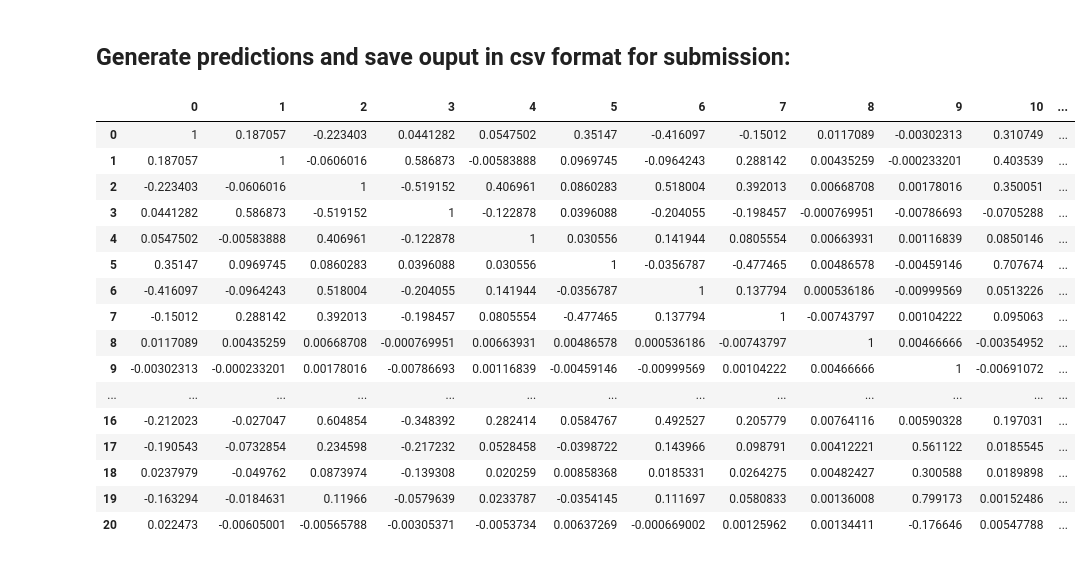
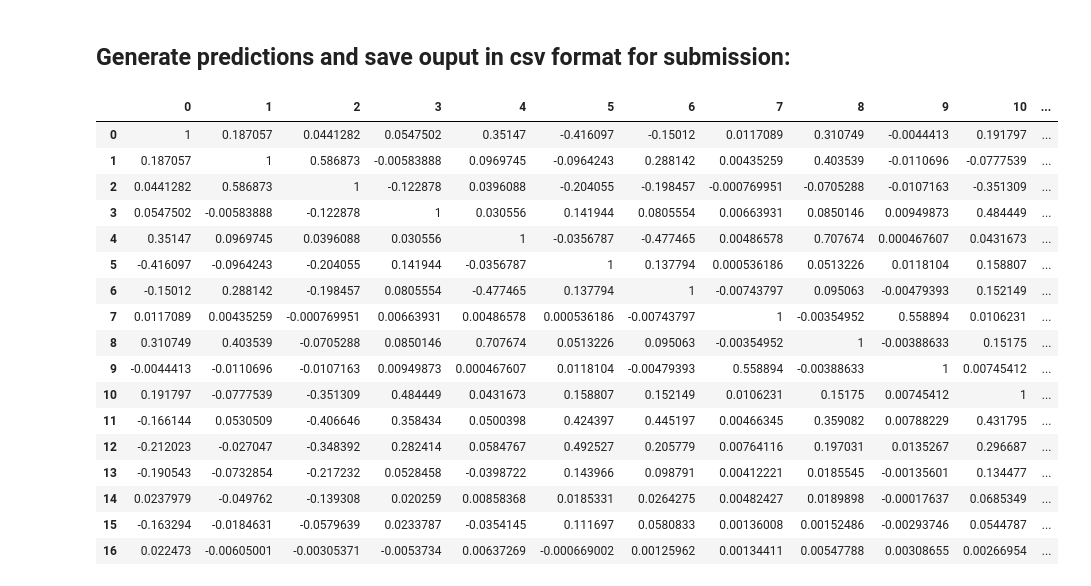
Before and after one commit to Barissevilmis/EPFL_Boson_Challenge-Memory-Leak, a Jupyter notebook: project1/project1.ipynb, the cells around one changed output. Cells and saved outputs as stored; diff of their text form; code cells hidden in the pictures.

```diff
--- a/project1/project1.ipynb
+++ b/project1/project1.ipynb
@@ -87,9 +90,9 @@ def batch_iter(y, tx, batch_size, num_batches=1, shuffle=True):
 
 def standardize(x):
     """Standardize the original data set."""
-    mean_x = np.mean(x, axis=0)
+    mean_x = np.mean(x[x > -999], axis=0)
     x = x - mean_x
-    std_x = np.std(x, axis=0)
+    std_x = np.std(x[x > -999], axis=0)
     x = x / std_x
     return x, mean_x, std_x
 # %%
@@ -122,9 +125,12 @@ def InitWeights():
 '''PREPROCESS: FEATURE EXTRACTION AND STANDARDIZE'''
 def PreProcess(tX_old):
     #Feature extraction
-    tX = np.hstack((tX_old[:,1:4], tX_old[:,7:12]))
-    #tX = np.hstack((tX, tX_old[:,10:12]))
-    tX = np.hstack((tX, tX_old[:,13:23]))
+    tX = np.hstack((tX_old[:,1:3], tX_old[:,7:9]))
+    tX = np.hstack((tX, tX_old[:,10:12]))
+    tX = np.hstack((tX, tX_old[:,13:15]))
+    tX = np.hstack((tX, tX_old[:,16:18]))
+    tX = np.hstack((tX, tX_old[:,19:20]))
+    tX = np.hstack((tX, tX_old[:,21:23]))
     return tX
 # %%
 '''FEATURE CORRELATION MAP: ONLY FOR VISUALIZATION'''
@@ -386,29 +389,30 @@ _, tX_test_old, ids_test = load_csv_data(DATA_TEST_PATH)
 # %%
 '''DATA PREPROCESSED AND STANDARDIZED'''
 tX_test = PreProcess(tX_test_old)
-tX[tX == -999] = 0
-tX_test[tX_test == -999] = 0
 tX, tX_mean, tX_std = standardize(tX)
 tX_test, tX_t_mean, tX_t_std = standardize(tX_test)
+tX[tX <= -999] = 0
+tX_test[tX_test <= -999] = 0
 CorrMap(tX)
 # %% [output]
 |  | 0 | 1 | 2 | 3 | 4 | 5 | 6 | 7 | 8 | 9 | 10 | ... |
-| 0 | 1 | 0.187057 | -0.223403 | 0.0441282 | 0.0547502 | 0.35147 | -0.416097 | -0.15012 | 0.0117089 | -0.00302313 | 0.310749 | ... |
-| 1 | 0.187057 | 1 | -0.0606016 | 0.586873 | -0.00583888 | 0.0969745 | -0.0964243 | 0.288142 | 0.00435259 | -0.000233201 | 0.403539 | ... |
-| 2 | -0.223403 | -0.0606016 | 1 | -0.519152 | 0.406961 | 0.0860283 | 0.518004 | 0.392013 | 0.00668708 | 0.00178016 | 0.350051 | ... |
-| 3 | 0.0441282 | 0.586873 | -0.519152 | 1 | -0.122878 | 0.0396088 | -0.204055 | -0.198457 | -0.000769951 | -0.00786693 | -0.0705288 | ... |
-| 4 | 0.0547502 | -0.00583888 | 0.406961 | -0.122878 | 1 | 0.030556 | 0.141944 | 0.0805554 | 0.00663931 | 0.00116839 | 0.0850146 | ... |
-| 5 | 0.35147 | 0.0969745 | 0.0860283 | 0.0396088 | 0.030556 | 1 | -0.0356787 | -0.477465 | 0.00486578 | -0.00459146 | 0.707674 | ... |
-| 6 | -0.416097 | -0.0964243 | 0.518004 | -0.204055 | 0.141944 | -0.0356787 | 1 | 0.137794 | 0.000536186 | -0.00999569 | 0.0513226 | ... |
-| 7 | -0.15012 | 0.288142 | 0.392013 | -0.198457 | 0.0805554 | -0.477465 | 0.137794 | 1 | -0.00743797 | 0.00104222 | 0.095063 | ... |
-| 8 | 0.0117089 | 0.00435259 | 0.00668708 | -0.000769951 | 0.00663931 | 0.00486578 | 0.000536186 | -0.00743797 | 1 | 0.00466666 | -0.00354952 | ... |
-| 9 | -0.00302313 | -0.000233201 | 0.00178016 | -0.00786693 | 0.00116839 | -0.00459146 | -0.00999569 | 0.00104222 | 0.00466666 | 1 | -0.00691072 | ... |
-| ... | ... | ... | ... | ... | ... | ... | ... | ... | ... | ... | ... | ... |
-| 16 | -0.212023 | -0.027047 | 0.604854 | -0.348392 | 0.282414 | 0.0584767 | 0.492527 | 0.205779 | 0.00764116 | 0.00590328 | 0.197031 | ... |
-| 17 | -0.190543 | -0.0732854 | 0.234598 | -0.217232 | 0.0528458 | -0.0398722 | 0.143966 | 0.098791 | 0.00412221 | 0.561122 | 0.0185545 | ... |
-| 18 | 0.0237979 | -0.049762 | 0.0873974 | -0.139308 | 0.020259 | 0.00858368 | 0.0185331 | 0.0264275 | 0.00482427 | 0.300588 | 0.0189898 | ... |
-| 19 | -0.163294 | -0.0184631 | 0.11966 | -0.0579639 | 0.0233787 | -0.0354145 | 0.111697 | 0.0580833 | 0.00136008 | 0.799173 | 0.00152486 | ... |
-| 20 | 0.022473 | -0.00605001 | -0.00565788 | -0.00305371 | -0.0053734 | 0.00637269 | -0.000669002 | 0.00125962 | 0.00134411 | -0.176646 | 0.00547788 | ... |
+| 0 | 1 | 0.187057 | 0.0441282 | 0.0547502 | 0.35147 | -0.416097 | -0.15012 | 0.0117089 | 0.310749 | -0.0044413 | 0.191797 | ... |
+| 1 | 0.187057 | 1 | 0.586873 | -0.00583888 | 0.0969745 | -0.0964243 | 0.288142 | 0.00435259 | 0.403539 | -0.0110696 | -0.0777539 | ... |
+| 2 | 0.0441282 | 0.586873 | 1 | -0.122878 | 0.0396088 | -0.204055 | -0.198457 | -0.000769951 | -0.0705288 | -0.0107163 | -0.351309 | ... |
+| 3 | 0.0547502 | -0.00583888 | -0.122878 | 1 | 0.030556 | 0.141944 | 0.0805554 | 0.00663931 | 0.0850146 | 0.00949873 | 0.484449 | ... |
+| 4 | 0.35147 | 0.0969745 | 0.0396088 | 0.030556 | 1 | -0.0356787 | -0.477465 | 0.00486578 | 0.707674 | 0.000467607 | 0.0431673 | ... |
+| 5 | -0.416097 | -0.0964243 | -0.204055 | 0.141944 | -0.0356787 | 1 | 0.137794 | 0.000536186 | 0.0513226 | 0.0118104 | 0.158807 | ... |
+| 6 | -0.15012 | 0.288142 | -0.198457 | 0.0805554 | -0.477465 | 0.137794 | 1 | -0.00743797 | 0.095063 | -0.00479393 | 0.152149 | ... |
+| 7 | 0.0117089 | 0.00435259 | -0.000769951 | 0.00663931 | 0.00486578 | 0.000536186 | -0.00743797 | 1 | -0.00354952 | 0.558894 | 0.0106231 | ... |
+| 8 | 0.310749 | 0.403539 | -0.0705288 | 0.0850146 | 0.707674 | 0.0513226 | 0.095063 | -0.00354952 | 1 | -0.00388633 | 0.15175 | ... |
+| 9 | -0.0044413 | -0.0110696 | -0.0107163 | 0.00949873 | 0.000467607 | 0.0118104 | -0.00479393 | 0.558894 | -0.00388633 | 1 | 0.00745412 | ... |
+| 10 | 0.191797 | -0.0777539 | -0.351309 | 0.484449 | 0.0431673 | 0.158807 | 0.152149 | 0.0106231 | 0.15175 | 0.00745412 | 1 | ... |
+| 11 | -0.166144 | 0.0530509 | -0.406646 | 0.358434 | 0.0500398 | 0.424397 | 0.445197 | 0.00466345 | 0.359082 | 0.00788229 | 0.431795 | ... |
+| 12 | -0.212023 | -0.027047 | -0.348392 | 0.282414 | 0.0584767 | 0.492527 | 0.205779 | 0.00764116 | 0.197031 | 0.0135267 | 0.296687 | ... |
+| 13 | -0.190543 | -0.0732854 | -0.217232 | 0.0528458 | -0.0398722 | 0.143966 | 0.098791 | 0.00412221 | 0.0185545 | -0.00135601 | 0.134477 | ... |
+| 14 | 0.0237979 | -0.049762 | -0.139308 | 0.020259 | 0.00858368 | 0.0185331 | 0.0264275 | 0.00482427 | 0.0189898 | -0.00017637 | 0.0685349 | ... |
+| 15 | -0.163294 | -0.0184631 | -0.0579639 | 0.0233787 | -0.0354145 | 0.111697 | 0.0580833 | 0.00136008 | 0.00152486 | -0.00293746 | 0.0544787 | ... |
+| 16 | 0.022473 | -0.00605001 | -0.00305371 | -0.0053734 | 0.00637269 | -0.000669002 | 0.00125962 | 0.00134411 | 0.00547788 | 0.00308655 | 0.00266954 | ... |
 # %%
 init_w = InitWeights()
 print(init_w.shape)
```
Also changed, not shown: parts of 12 cells of this notebook.
